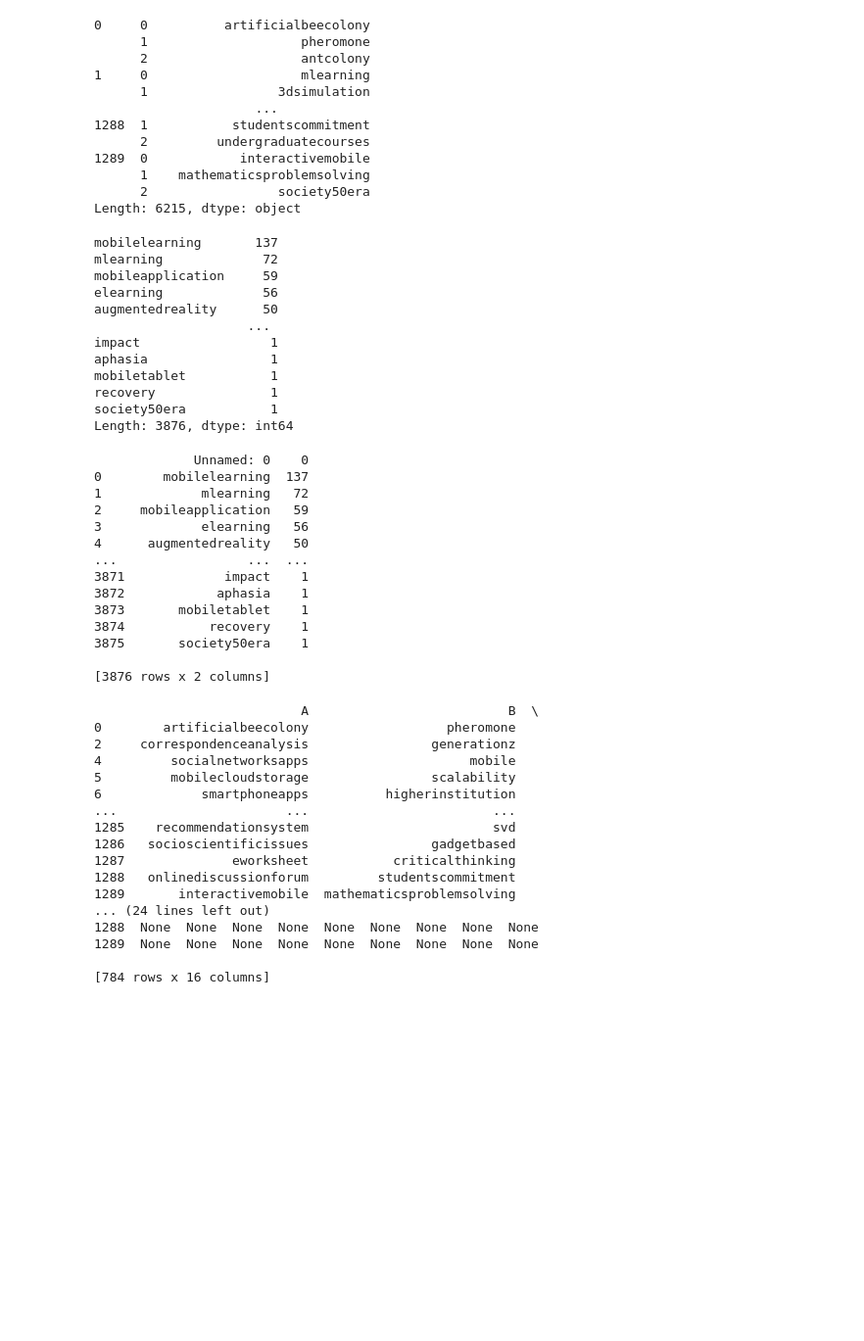
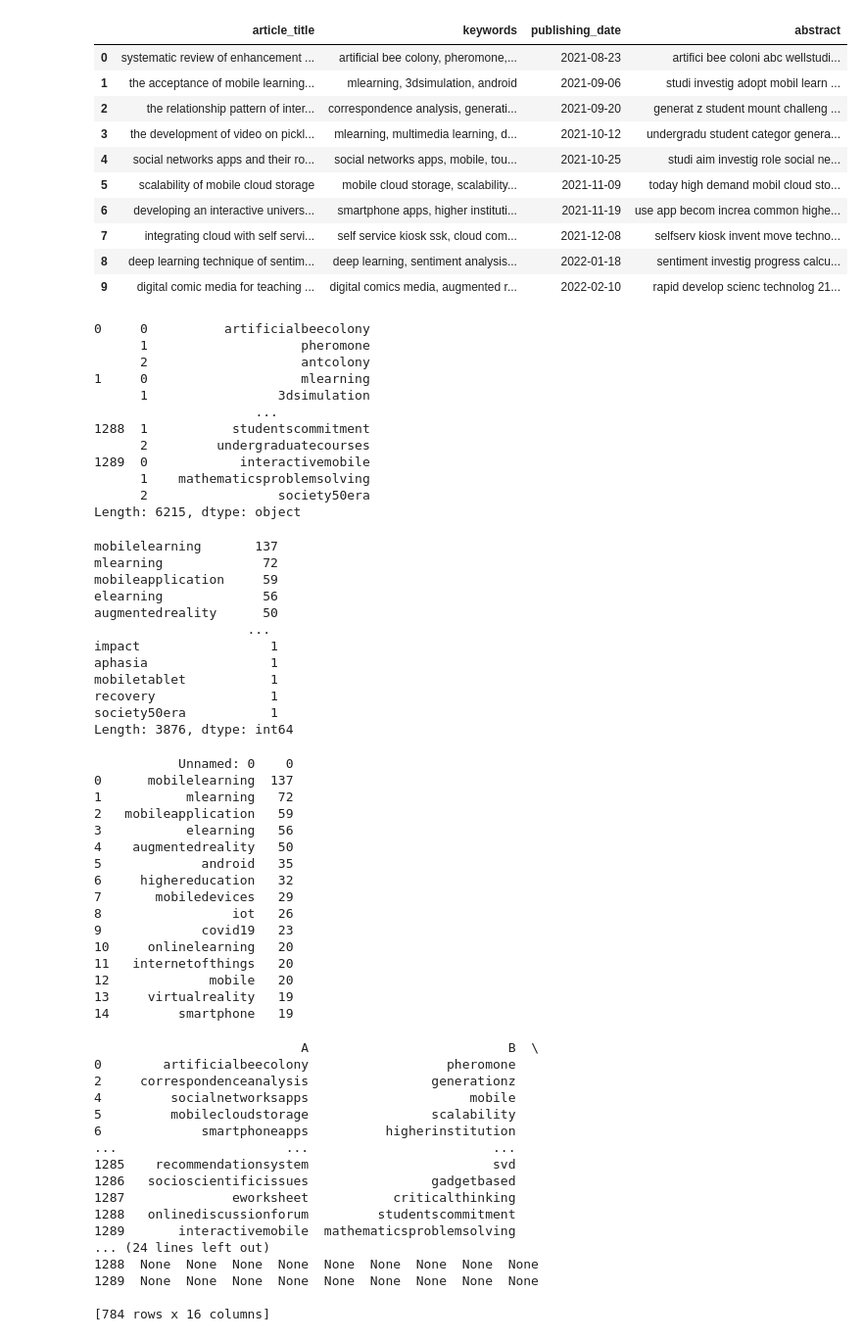
Before and after one commit to Gafiam/TCC, a Jupyter notebook: iJIM/dataset_modeling.ipynb, the cells around one changed output. Shown: that part at 98% size. Cells and saved outputs as stored; diff of their text form; code cells hidden in the pictures; blank space fills up the shorter version.

```diff
--- a/iJIM/dataset_modeling.ipynb
+++ b/iJIM/dataset_modeling.ipynb
@@ -90,7 +83,39 @@ articles_keywords.to_csv('keywords_split.csv')
 | 1288 | online discussion forum | students commitment | undergraduate courses | None | None | None | None | None | None | None | None | ... |
 | 1289 | interactive mobile | mathematics problem solving | society 50 era | None | None | None | None | None | None | None | None | ... |
 1290 rows × 16 columns
+# %%
+from nltk.corpus import stopwords
+stop = stopwords.words('english')
+articles_df_2 = articles_df
+articles_df_2['abstract'] = articles_df_2['abstract'].map(lambda x:
+                ' '.join([word for word in x.split() if word not in (stop)]))
+
+from nltk.stem.snowball import SnowballStemmer
+stemmer = SnowballStemmer("english")
+articles_df_2['abstract'] = articles_df_2['abstract'].map(lambda x:
+                ' '.join([stemmer.stem(y) for y in x.split(' ')]))
+
+display(articles_df_2.head(10))
+articles_df_2.to_csv('articles_df_2.csv')
+# %% [output]
+|  | article_title | keywords | publishing_date | abstract |
+| 0 | systematic review of enhancement ... | artificial bee colony, pheromone,... | 2021-08-23 | artifici bee coloni abc wellstudi... |
+| 1 | the acceptance of mobile learning... | mlearning, 3dsimulation, android | 2021-09-06 | studi investig adopt mobil learn ... |
+| 2 | the relationship pattern of inter... | correspondence analysis, generati... | 2021-09-20 | generat z student mount challeng ... |
+| 3 | the development of video on pickl... | mlearning, multimedia learning, d... | 2021-10-12 | undergradu student categor genera... |
+| 4 | social networks apps and their ro... | social networks apps, mobile, tou... | 2021-10-25 | studi aim investig role social ne... |
+| 5 | scalability of mobile cloud storage | mobile cloud storage, scalability... | 2021-11-09 | today high demand mobil cloud sto... |
+| 6 | developing an interactive univers... | smartphone apps, higher instituti... | 2021-11-19 | use app becom increa common highe... |
+| 7 | integrating cloud with self servi... | self service kiosk ssk, cloud com... | 2021-12-08 | selfserv kiosk invent move techno... |
+| 8 | deep learning technique of sentim... | deep learning, sentiment analysis... | 2022-01-18 | sentiment investig progress calcu... |
+| 9 | digital comic media for teaching ... | digital comics media, augmented r... | 2022-02-10 | rapid develop scienc technolog 21... |
 # %%
+# generating dataset with keywords
+articles_keywords = articles_df['keywords'].str.split(',', expand=True)
+
+display(articles_keywords)
+articles_keywords.to_csv('keywords_split.csv')
+
 articles_keywords_2 = articles_keywords.stack()
 # articles_keywords_2 = articles_keywords_2.drop(columns=[0])
 articles_keywords_2 = articles_keywords_2.replace(' ','', regex=True)
@@ -108,7 +133,7 @@ count_2 = pd.read_csv('keywords_count.csv')
 # display(count_2)
 
 # count_3 = count_2.columns[count_2.columns.str.contains(pat = 'mobile')]
-print(count_2)
+print(count_2.head(15))
 # %% [output]
 0     0          artificialbeecolony
       1                    pheromone
@@ -134,20 +159,22 @@ mobiletablet           1
 recovery               1
 society50era           1
 Length: 3876, dtype: int64
-             Unnamed: 0    0
-0        mobilelearning  137
-1             mlearning   72
-2     mobileapplication   59
-3             elearning   56
-4      augmentedreality   50
-...                 ...  ...
-3871             impact    1
-3872            aphasia    1
-3873       mobiletablet    1
-3874           recovery    1
-3875       society50era    1
-
-[3876 rows x 2 columns]
+           Unnamed: 0    0
+0      mobilelearning  137
+1           mlearning   72
+2   mobileapplication   59
+3           elearning   56
+4    augmentedreality   50
+5             android   35
+6     highereducation   32
+7       mobiledevices   29
+8                 iot   26
+9             covid19   23
+10     onlinelearning   20
+11   internetofthings   20
+12             mobile   20
+13     virtualreality   19
+14         smartphone   19
 # %%
 discard = 'machinelearning'
 articles_keywords_droped = articles_keywords
```
Also changed, not shown: parts of 3 cells of this notebook, 6 other files.
